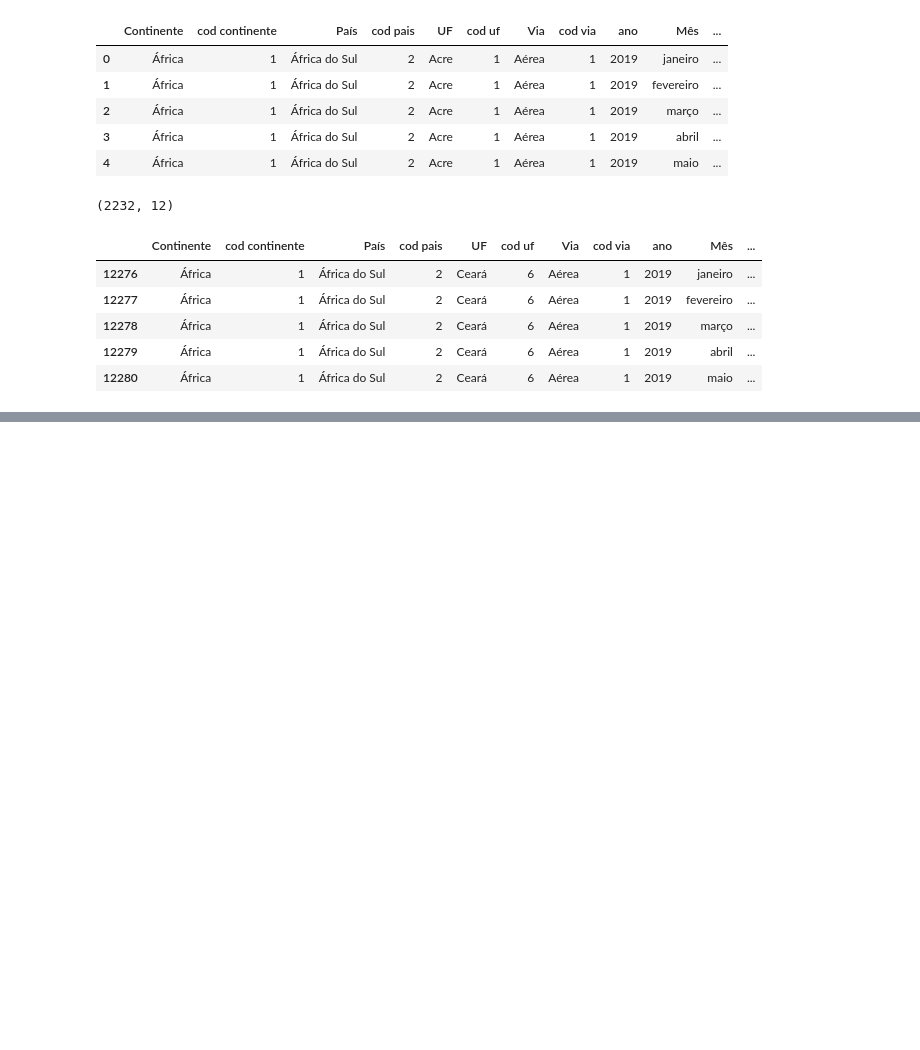
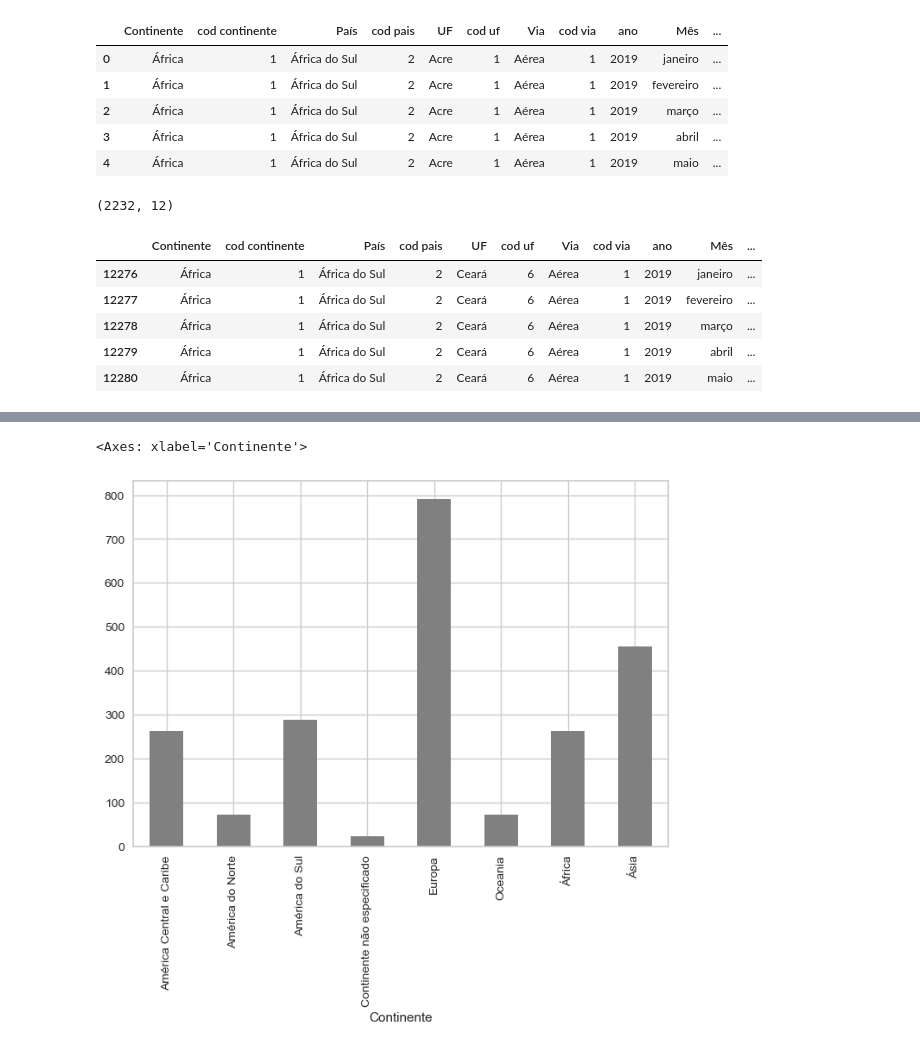
Before and after one commit to igorsouzaccruz/Estudo-de-Caso-sobre-Turismo-e-Aprendizado-de-M-quina, a Jupyter notebook: estudo_caso_turismo.ipynb, the cells around one changed output, grey strips where cells are left out. Cells and saved outputs as stored; diff of their text form; code cells hidden in the pictures; blank space fills up the shorter version.

```diff
--- a/estudo_caso_turismo.ipynb
+++ b/estudo_caso_turismo.ipynb
@@ -42,0 +54,3 @@ turistas_internacionais_no_ceara.head()
+# %%
+agrupado_por_continente = turistas_internacionais_no_ceara.groupby(['Continente']).size()
+agrupado_por_continente
@@ -42,0 +68,5 @@ turistas_internacionais_no_ceara.head()
+# %%
+agrupado_por_continente.plot.bar(color = 'gray')
+# %% [output]
+<Axes: xlabel='Continente'>
+[figure, added]
```
Also changed, not shown: parts of 14 cells of this notebook.
